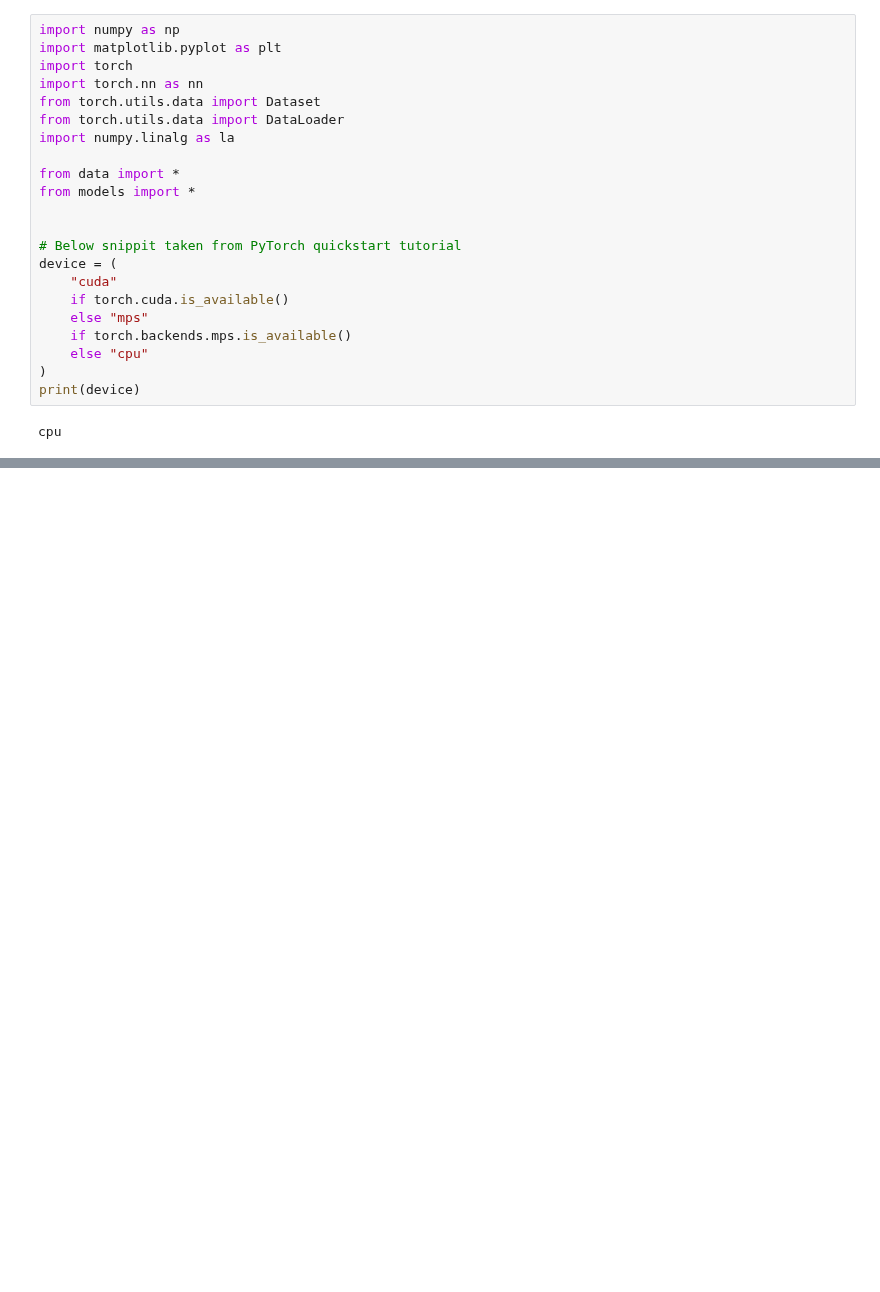
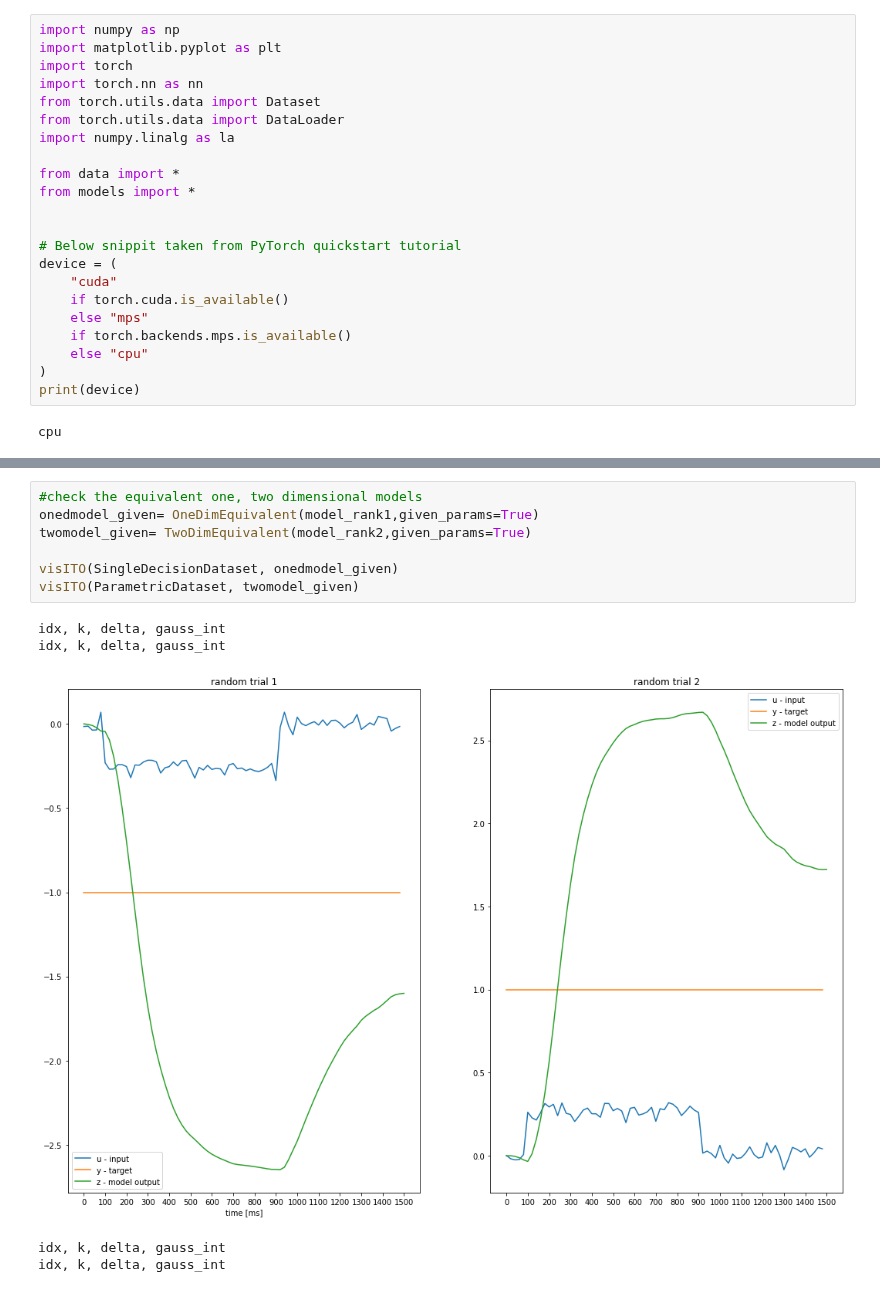
Before and after one commit to Erfan7bt/MHBF, a Jupyter notebook: Projects/ErfanCheck.ipynb, the cells around one changed output, grey strips where cells are left out. Cells and saved outputs as stored; diff of their text form; blank space fills up the shorter version.

```diff
--- a/Projects/ErfanCheck.ipynb
+++ b/Projects/ErfanCheck.ipynb
@@ -101,0 +72,13 @@ idx, k, delta, gauss_int
+# %%
+#check the equivalent one, two dimensional models
+onedmodel_given= OneDimEquivalent(model_rank1,given_params=True)
+twomodel_given= TwoDimEquivalent(model_rank2,given_params=True)
+
+visITO(SingleDecisionDataset, onedmodel_given)
+visITO(ParametricDataset, twomodel_given)
+# %% [output]
+idx, k, delta, gauss_int
+idx, k, delta, gauss_int
+[figure, added]
+idx, k, delta, gauss_int
+idx, k, delta, gauss_int
```
Also changed, not shown: parts of 8 cells of this notebook, 6 other files.
